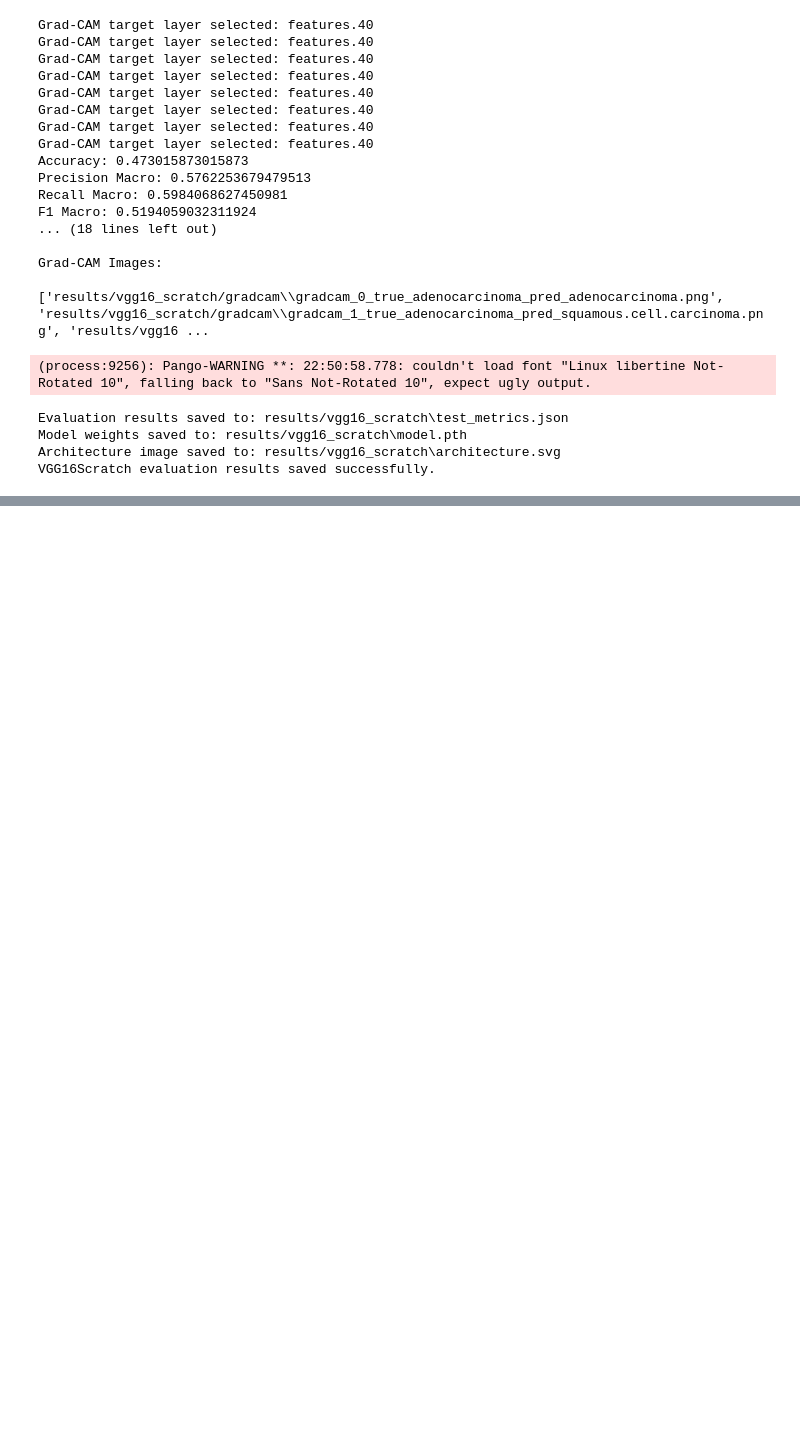
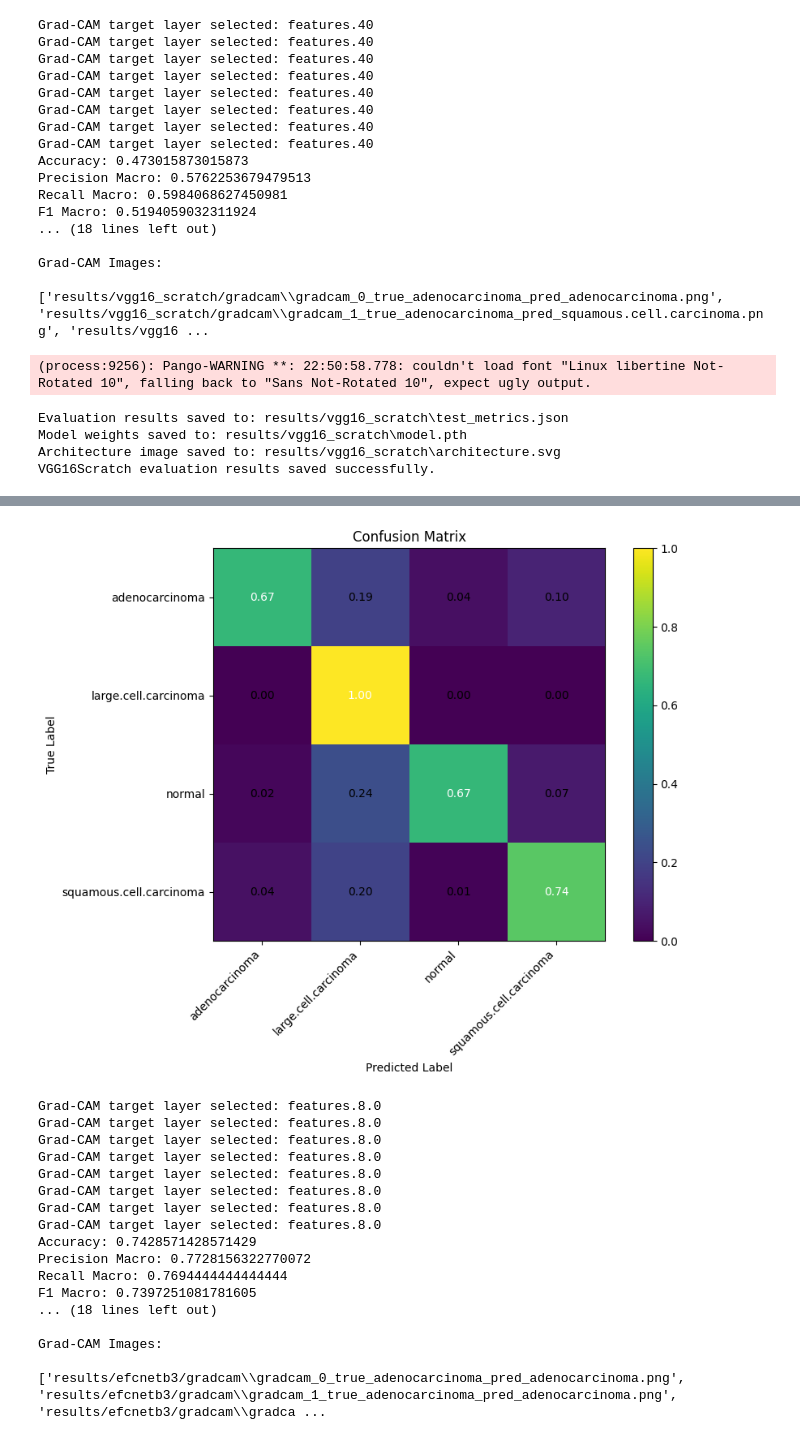
Before and after one commit to blellouay/Lung_Cancer_Detection_V2, a Jupyter notebook: start.ipynb, the cells around one changed output, grey strips where cells are left out. Cells and saved outputs as stored; diff of their text form; code cells hidden in the pictures; blank space fills up the shorter version.

Commit message:
efcnetb3 train + eval + gradcam results 74% acc

```diff
--- a/start.ipynb
+++ b/start.ipynb
@@ -1049,0 +1313,52 @@ print(f"Best validation loss: {best_valid_loss:.4f}")
+# %%
+from src.evaluation.evaluate import evaluate_model
+
+metrics = evaluate_model(
+    model=model,
+    data_loader=test_loader,
+    device=device,
+    class_names=classes,
+    plot_cm=True,
+    generate_gradcam=True,
+    gradcam_save_dir="results/efcnetb3/gradcam",
+    num_gradcam_images=8
+)
+'''
+# Grad-CAM for EfficientNetB3
+    generate_gradcam=True,
+    gradcam_save_dir="results/efcnetb3/gradcam",
+    num_gradcam_images=8
+    '''
+
+print("Accuracy:", metrics["accuracy"])
+print("Precision Macro:", metrics["precision_macro"])
+print("Recall Macro:", metrics["recall_macro"])
+print("F1 Macro:", metrics["f1_macro"])
+
+print("\nClassification Report:\n")
+print(metrics["classification_report"])
+
+print("\nConfusion Matrix:\n")
+print(metrics["confusion_matrix"])
+
+print("\nGrad-CAM Images:\n")
+print(metrics["gradcam_paths"])
+# %% [output]
+[figure, added]
+Grad-CAM target layer selected: features.8.0
+Grad-CAM target layer selected: features.8.0
+Grad-CAM target layer selected: features.8.0
+Grad-CAM target layer selected: features.8.0
+Grad-CAM target layer selected: features.8.0
+Grad-CAM target layer selected: features.8.0
+Grad-CAM target layer selected: features.8.0
+Grad-CAM target layer selected: features.8.0
+Accuracy: 0.7428571428571429
+Precision Macro: 0.7728156322770072
+Recall Macro: 0.7694444444444444
+F1 Macro: 0.7397251081781605
+... (18 lines left out)
+
+Grad-CAM Images:
+
+['results/efcnetb3/gradcam\\gradcam_0_true_adenocarcinoma_pred_adenocarcinoma.png', 'results/efcnetb3/gradcam\\gradcam_1_true_adenocarcinoma_pred_adenocarcinoma.png', 'results/efcnetb3/gradcam\\gradca ...
```
Also changed, not shown: parts of 6 cells of this notebook, 9 other files.
